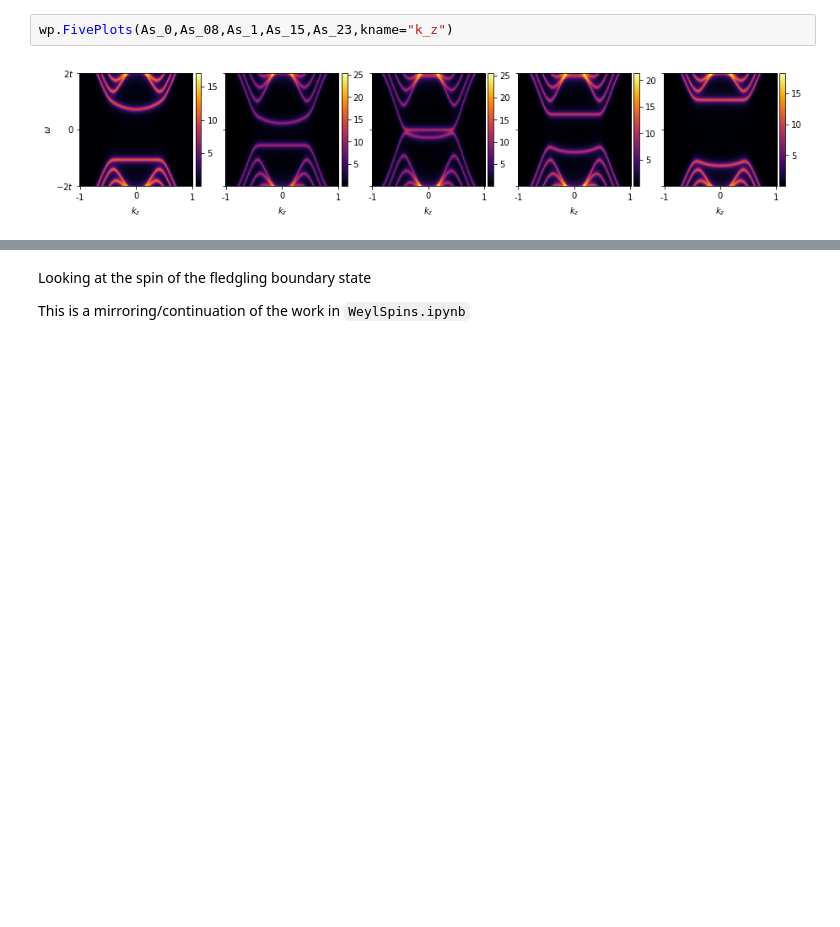
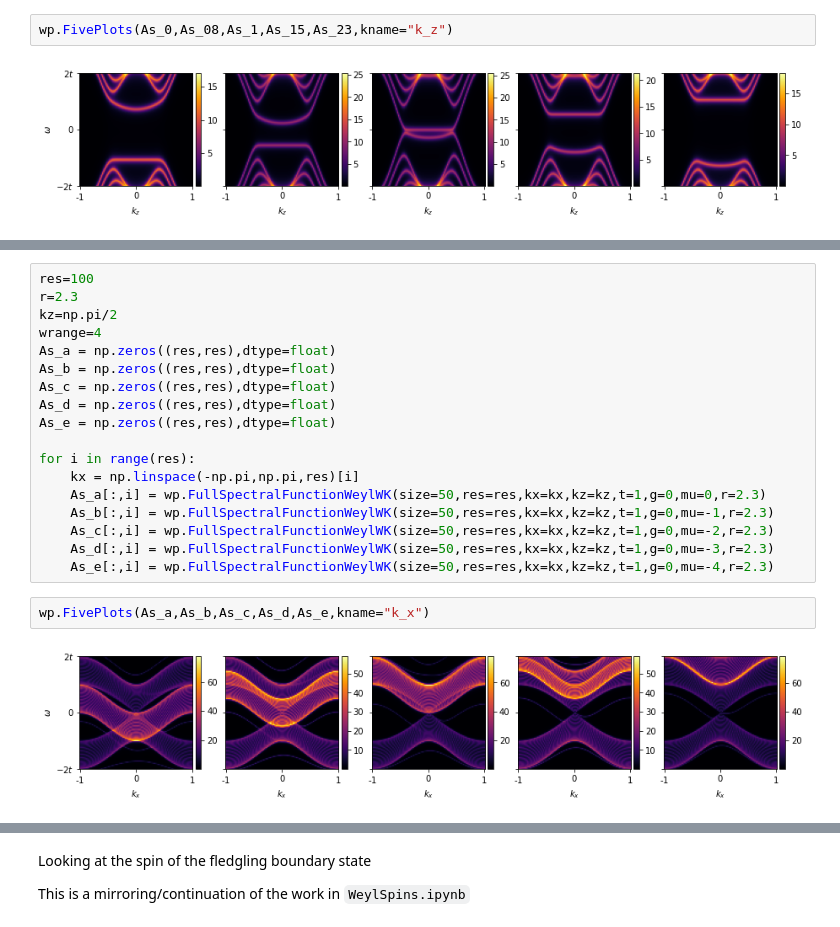
Before and after one commit to leogoutte/weylsemimetal_tools, a Jupyter notebook: WeylPlots.ipynb, the cells around one changed output, grey strips where cells are left out. Drawn from its saved outputs; the diff is of its cells as text; blank space fills up the shorter version.

```diff
--- a/WeylPlots.ipynb
+++ b/WeylPlots.ipynb
@@ -123,0 +122,22 @@ wp.FivePlots(As_0,As_08,As_1,As_15,As_23,kname="k_z")
+# %%
+res=100
+r=2.3
+kz=np.pi/2
+wrange=4
+As_a = np.zeros((res,res),dtype=float)
+As_b = np.zeros((res,res),dtype=float)
+As_c = np.zeros((res,res),dtype=float)
+As_d = np.zeros((res,res),dtype=float)
+As_e = np.zeros((res,res),dtype=float)
+
+for i in range(res):
+    kx = np.linspace(-np.pi,np.pi,res)[i]
+    As_a[:,i] = wp.FullSpectralFunctionWeylWK(size=50,res=res,kx=kx,kz=kz,t=1,g=0,mu=0,r=2.3)
+    As_b[:,i] = wp.FullSpectralFunctionWeylWK(size=50,res=res,kx=kx,kz=kz,t=1,g=0,mu=-1,r=2.3)
+    As_c[:,i] = wp.FullSpectralFunctionWeylWK(size=50,res=res,kx=kx,kz=kz,t=1,g=0,mu=-2,r=2.3)
+    As_d[:,i] = wp.FullSpectralFunctionWeylWK(size=50,res=res,kx=kx,kz=kz,t=1,g=0,mu=-3,r=2.3)
+    As_e[:,i] = wp.FullSpectralFunctionWeylWK(size=50,res=res,kx=kx,kz=kz,t=1,g=0,mu=-4,r=2.3)
+# %%
+wp.FivePlots(As_a,As_b,As_c,As_d,As_e,kname="k_x")
+# %% [output]
+[figure, added]
```
Also changed, not shown: parts of 12 cells of this notebook, 8 other files.
